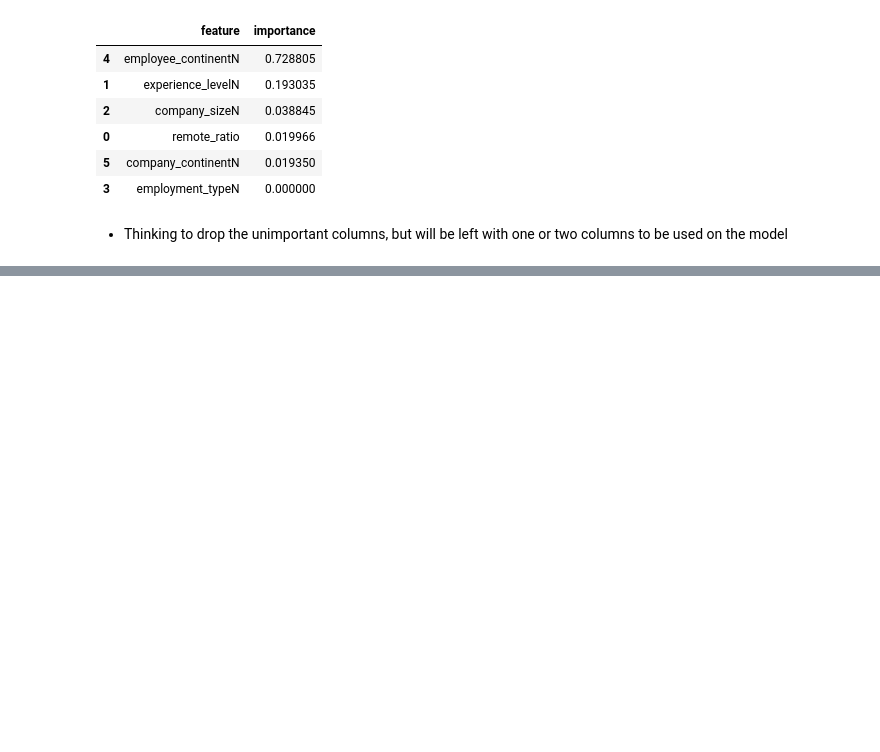
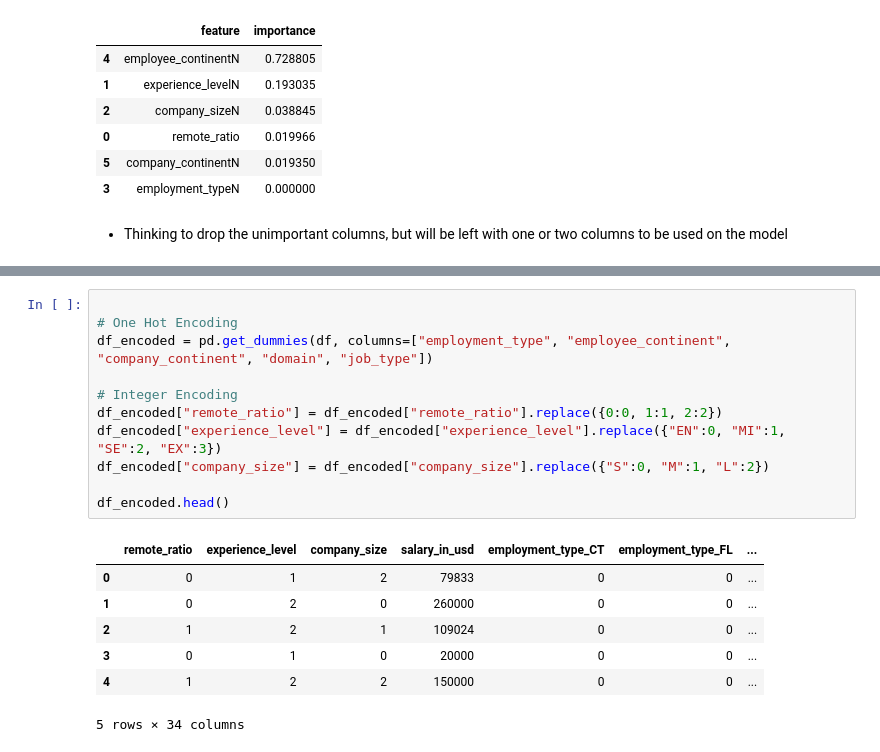
Before and after one commit to legitaxes/sc1015-mini_assignment, a Jupyter notebook: Prediction Models.ipynb, the cells around one changed output, grey strips where cells are left out. Saved outputs shown, nothing was run; the diff lists cells and outputs as text; blank space fills up the shorter version.

```diff
--- a/Prediction Models.ipynb
+++ b/Prediction Models.ipynb
@@ -235,0 +248,19 @@ pd.concat((pd.DataFrame(X_train.columns, columns = ['feature']),
+# %%
+
+# One Hot Encoding
+df_encoded = pd.get_dummies(df, columns=["employment_type", "employee_continent", "company_continent", "domain", "job_type"])
+
+# Integer Encoding
+df_encoded["remote_ratio"] = df_encoded["remote_ratio"].replace({0:0, 1:1, 2:2})
+df_encoded["experience_level"] = df_encoded["experience_level"].replace({"EN":0, "MI":1, "SE":2, "EX":3})
+df_encoded["company_size"] = df_encoded["company_size"].replace({"S":0, "M":1, "L":2})
+
+df_encoded.head()
+# %% [output]
+|  | remote_ratio | experience_level | company_size | salary_in_usd | employment_type_CT | employment_type_FL | ... |
+| 0 | 0 | 1 | 2 | 79833 | 0 | 0 | ... |
+| 1 | 0 | 2 | 0 | 260000 | 0 | 0 | ... |
+| 2 | 1 | 2 | 1 | 109024 | 0 | 0 | ... |
+| 3 | 0 | 1 | 0 | 20000 | 0 | 0 | ... |
+| 4 | 1 | 2 | 2 | 150000 | 0 | 0 | ... |
+5 rows × 34 columns
```
Also changed, not shown: parts of 5 cells of this notebook.
